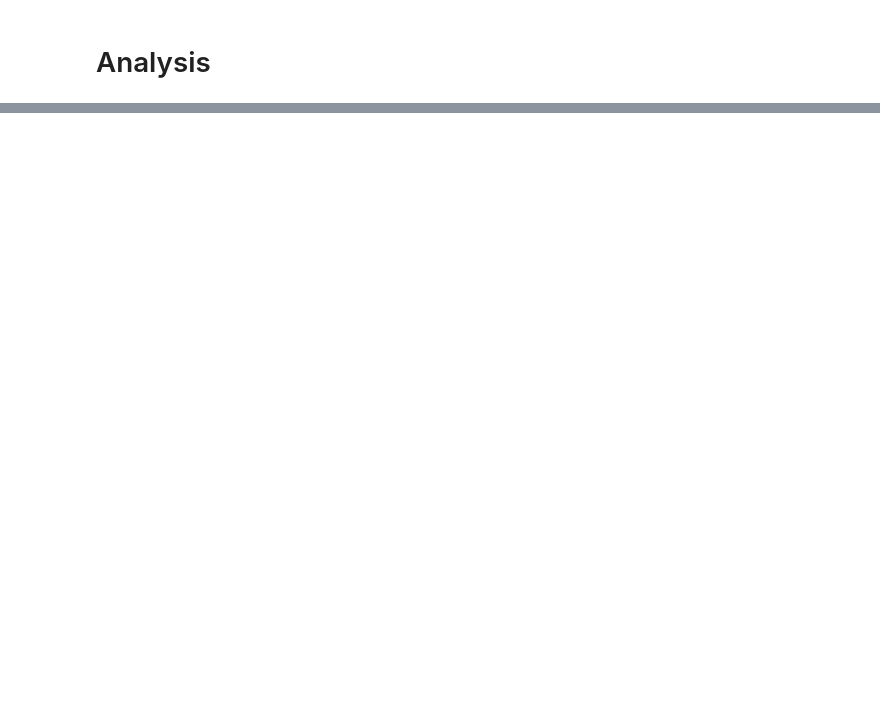
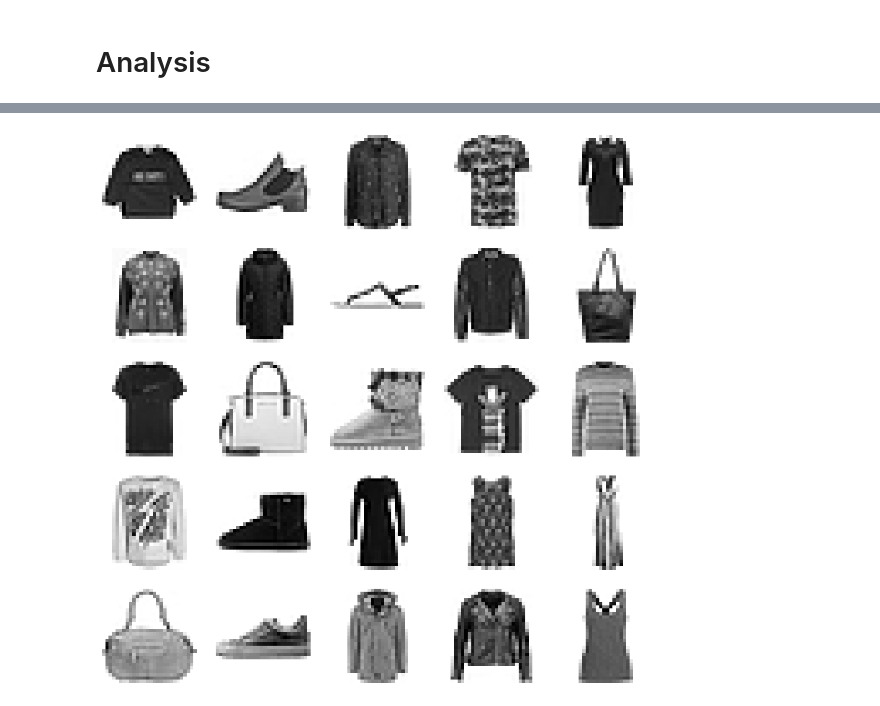
Before and after one commit to Martin-Labenne/fashion-mnist-clusturing, a Jupyter notebook: analysis.ipynb, the cells around one changed output, grey strips where cells are left out. Drawn from its saved outputs; the diff is of its cells as text; code cells hidden in the pictures; blank space fills up the shorter version.

```diff
--- a/analysis.ipynb
+++ b/analysis.ipynb
@@ -28,0 +93,19 @@ Extracting files...
+# %%
+X_train = df.drop(columns='label')
+y_train = df['label']
+# %%
+n_cols = 5
+n_rows = 5
+col_names = df.drop(columns='label').columns
+
+fig, axs = plt.subplots(ncols=n_cols, nrows=n_rows, figsize=(12, 12))
+for i in range(n_rows):
+    for j in range(n_cols):
+        idx = i*n_cols+j
+
+        axs[i][j].imshow( X_train.loc[idx].values.reshape((28, 28)) , cmap='binary' )
+        axs[i][j].set_axis_off()
+
+plt.show()
+# %% [output]
+[figure, added]
```
Also changed, not shown: parts of 19 cells of this notebook, 2 other files.
